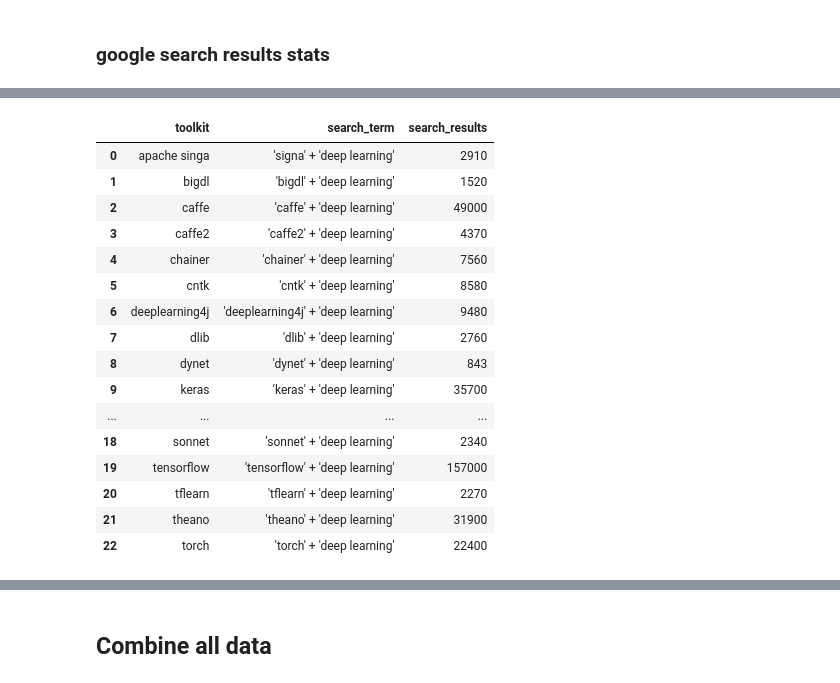
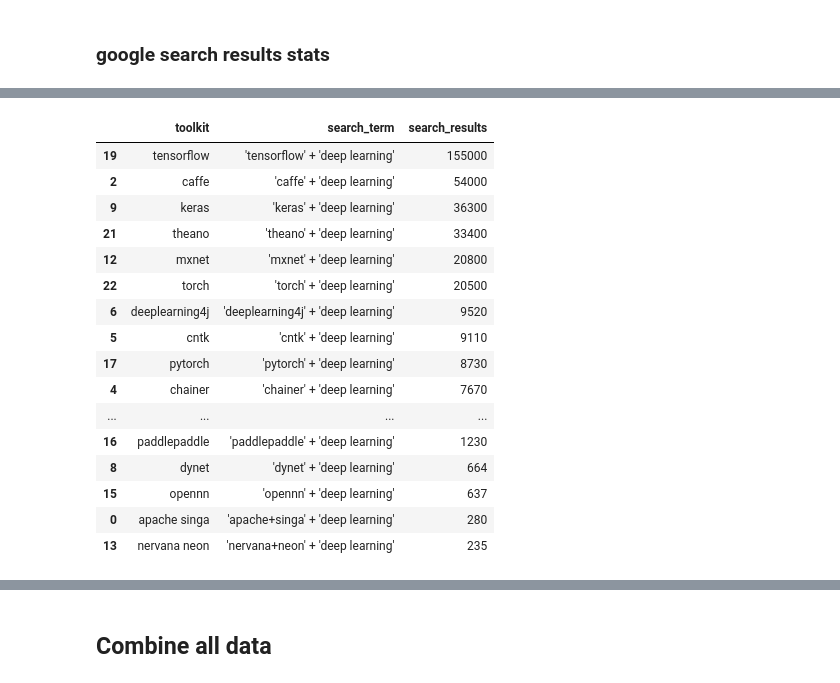
Before and after one commit to thedataincubator/data-science-blogs, a Jupyter notebook: code/make_DL_libraries_data.ipynb, the cells around one changed output, grey strips where cells are left out. Drawn from its saved outputs; the diff is of its cells as text; code cells hidden in the pictures.

```diff
--- a/code/make_DL_libraries_data.ipynb
+++ b/code/make_DL_libraries_data.ipynb
@@ -326,3 +318,39 @@ def google_search_results_count(search_term, api_key, cse_id):
+# %%
+def google_search_results_count(search_term, api_key, cse_id):
+    toolkit = search_term
+    search_term = search_term.replace(' ','+')
+    r= requests.get('https://www.googleapis.com/customsearch/v1?q="'+search_term+'"+"deep+learning"+&alt=json&cx='+my_cse_id+
+                    '&rc=1&key='+my_api_key)
+    res = r.json()['searchInformation']
+    return {'toolkit': toolkit, 'search_term': "'" + search_term + "' + 'deep learning'", 'search_results': int(res['totalResults'])}
+
+def google_6mo_growth_rate(search_term, api_key, cse_id):
+    toolkit = search_term
+    search_term = search_term.replace(' ','+')
+    ##get count for last 6 months--- dateRestrict=m6
+    r= requests.get('https://www.googleapis.com/customsearch/v1?q="'+search_term+'"+"deep+learning"+&dateRestrict=m6&alt=json&cx='
+                    +my_cse_id+'&rc=1&key='+my_api_key)
+    res = r.json()['searchInformation']
+    six_months = res['totalResults']
+    ##get count for last 5 months--- dateRestrict=m5
+    r= requests.get('https://www.googleapis.com/customsearch/v1?q="'+search_term+'"+"deep+learning"+&dateRestrict=m5&alt=json&cx='
+                    +my_cse_id+'&rc=1&key='+my_api_key)
+    res = r.json()['searchInformation']
+    five_months = res['totalResults']
+    ##get count for last 1 month--- dateRestric=m1
+    r= requests.get('https://www.googleapis.com/customsearch/v1?q="'+search_term+'"+"deep+learning"+&dateRestrict=m1&alt=json&cx='
+                    +my_cse_id+'&rc=1&key='+my_api_key)
+    res = r.json()['searchInformation']
+    one_month = res['totalResults']
+    ##6 month compound monthly growth rate
+    first_month = int(six_months) - int(five_months)
+    last_month = int(one_month)
+    if (last_month <=0) or (first_month <=0):
+        CMGR = np.NaN
+    else:
+        CMGR = (((last_month/float(first_month))**(1.0/5))-1.0)
+    return {'toolkit': toolkit, 'search_term': "'" + search_term + "' + 'deep learning'", 'growth_rate': CMGR, 'six_month': first_month, 'last_month': last_month}
 # %%
-data = [res for res in (google_search_results_count(q, my_api_key, my_cse_id) for q in toolkits)
+results = [res for res in (google_search_results_count(q, my_api_key, my_cse_id) for q in toolkits)
         if res is not None]
+resultsDF = pd.DataFrame(results)[['toolkit', 'search_term', 'search_results']]
@@ -356,20 +357,20 @@ google.loc[google['toolkit'] == 'apache singa', 'search_results'] = res['search_
-# %%
-google
-# %% [output]
-|  | toolkit | search_term | search_results |
-| 0 | apache singa | 'signa' + 'deep learning' | 2910 |
-| 1 | bigdl | 'bigdl' + 'deep learning' | 1520 |
-| 2 | caffe | 'caffe' + 'deep learning' | 49000 |
-| 3 | caffe2 | 'caffe2' + 'deep learning' | 4370 |
-| 4 | chainer | 'chainer' + 'deep learning' | 7560 |
-| 5 | cntk | 'cntk' + 'deep learning' | 8580 |
-| 6 | deeplearning4j | 'deeplearning4j' + 'deep learning' | 9480 |
-| 7 | dlib | 'dlib' + 'deep learning' | 2760 |
-| 8 | dynet | 'dynet' + 'deep learning' | 843 |
-| 9 | keras | 'keras' + 'deep learning' | 35700 |
-| ... | ... | ... | ... |
-| 18 | sonnet | 'sonnet' + 'deep learning' | 2340 |
-| 19 | tensorflow | 'tensorflow' + 'deep learning' | 157000 |
-| 20 | tflearn | 'tflearn' + 'deep learning' | 2270 |
-| 21 | theano | 'theano' + 'deep learning' | 31900 |
-| 22 | torch | 'torch' + 'deep learning' | 22400 |
+# %%
+resultsDF.sort_values(['search_results'], ascending=False)
+# %% [output]
+|  | toolkit | search_term | search_results |
+| 19 | tensorflow | 'tensorflow' + 'deep learning' | 155000 |
+| 2 | caffe | 'caffe' + 'deep learning' | 54000 |
+| 9 | keras | 'keras' + 'deep learning' | 36300 |
+| 21 | theano | 'theano' + 'deep learning' | 33400 |
+| 12 | mxnet | 'mxnet' + 'deep learning' | 20800 |
+| 22 | torch | 'torch' + 'deep learning' | 20500 |
+| 6 | deeplearning4j | 'deeplearning4j' + 'deep learning' | 9520 |
+| 5 | cntk | 'cntk' + 'deep learning' | 9110 |
+| 17 | pytorch | 'pytorch' + 'deep learning' | 8730 |
+| 4 | chainer | 'chainer' + 'deep learning' | 7670 |
+| ... | ... | ... | ... |
+| 16 | paddlepaddle | 'paddlepaddle' + 'deep learning' | 1230 |
+| 8 | dynet | 'dynet' + 'deep learning' | 664 |
+| 15 | opennn | 'opennn' + 'deep learning' | 637 |
+| 0 | apache singa | 'apache+singa' + 'deep learning' | 280 |
+| 13 | nervana neon | 'nervana+neon' + 'deep learning' | 235 |
```
Also changed, not shown: parts of 14 cells of this notebook, 8 other files.
